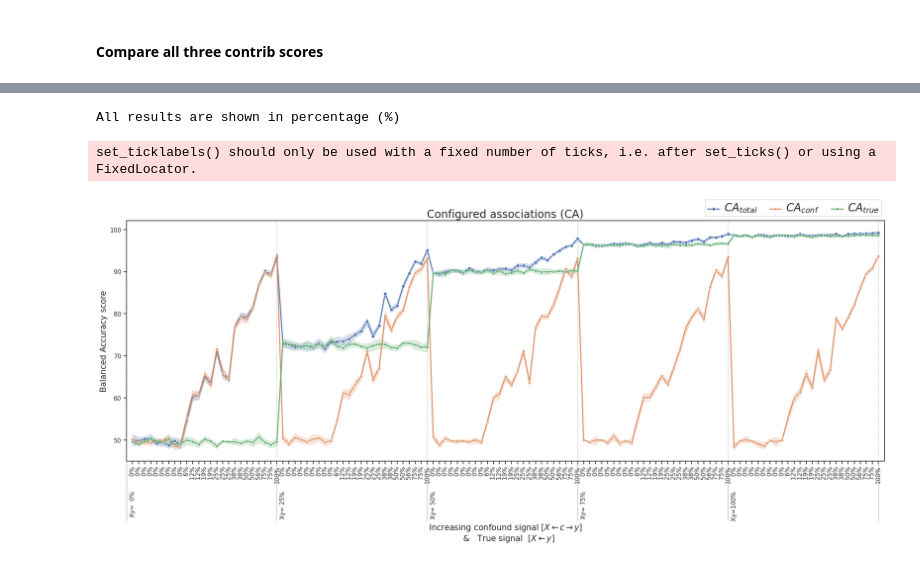
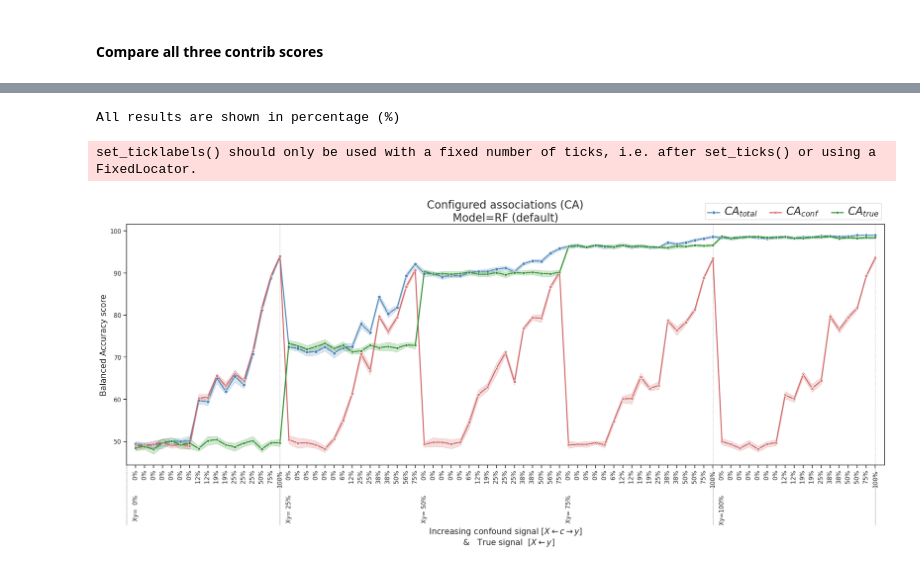
Before and after one commit to RoshanRane/toybrains, a Jupyter notebook: experiments/lblmidr-consite/1-estimate_baselines.ipynb, the cells around one changed output, grey strips where cells are left out. Drawn from its saved outputs; the diff is of its cells as text; code cells hidden in the pictures.

Commit message:
compare multiple baseline models trained on attrs

```diff
--- a/experiments/lblmidr-consite/1-estimate_baselines.ipynb
+++ b/experiments/lblmidr-consite/1-estimate_baselines.ipynb
@@ -23,7 +39,8 @@ from utils.configutils import *
 # %%
 # notebook chapters to run
-MODEL_NAME = 'LR'
-GEN_BASELINE = True
+MODEL_NAME = 'RF'
+MODEL_PARAMS = 'default' #{'kernel': 'rbf'}
+GEN_BASELINE = False
 COMPUTE_SHAP = True
 EXTREME_BASELINES = False
 
@@ -63,7 +82,7 @@ for dataset in datasets:
 def generate_baseline_results(dataset, holdout_data=None,
                               input_feature_sets=["attr_all", "attr_subsets", "cov_all", "attr_supset"],
                               output_labels=["lbls"],
-                              model_name='LR', model_args={},
+                              model_name='LR', model_params={},
                               metrics=['r2'],
                               compute_shap=True,
                               n_trials=5, n_samples=1000, verbose=0):
@@ -79,7 +98,7 @@ def generate_baseline_results(dataset, holdout_data=None,
     bl_result = toy.fit_contrib_estimators(
             input_feature_sets=input_feature_sets,
             output_labels=output_labels,
-            model_name=model_name, model_args=model_args,
+            model_name=model_name, model_params=model_params,
             holdout_data=holdout_data,
             compute_shap=compute_shap,
             outer_CV=n_trials, inner_CV=5,
@@ -94,7 +113,7 @@ def generate_baseline_results(dataset, holdout_data=None,
 #                                 input_feature_sets=["attr_all"],
 #                                 output_labels=["lbls"],
 #                                 metrics=['balanced_accuracy', 'r2', 'roc_auc'], n_trials=2,
-#                                 model_name=MODEL_NAME,
+#                                 model_name=MODEL_NAME, model_params=MODEL_PARAMS,
 #                                 compute_shap=COMPUTE_SHAP,
 #                                 n_samples=N_SAMPLES, verbose=2)
 # dfi
@@ -105,7 +126,9 @@ def generate_baseline_results(dataset, holdout_data=None,
 if not GEN_BASELINE:
     bl_results = []
     for dataset in datasets:
-        results_file = f"{dataset}baseline_results/{MODEL_NAME}/run.csv"
+        if not isinstance(MODEL_PARAMS, str):
+            MODEL_PARAMS = ToyBrainsData.get_model_params_str(MODEL_PARAMS)
+        results_file = f"{dataset}baseline_results/{MODEL_NAME}/{MODEL_PARAMS}/run.csv"
         if os.path.exists(results_file):
             df = pd.read_csv(results_file)
             bl_results.append(df)
@@ -264,7 +304,7 @@ if PLOT_SHAP_CONTRIB:
 # %% [markdown]
 ### Compare the performance on noConf and noTrue test data
 # %%
-def viz_contrib_table_2(df_original, metric_name=r'R^2', title=''):
+def viz_contrib_table_2(df_original, metric_name=r'R^2', cmap=None, title=''):
     df = df_original.copy()
     assert df.index.name.lower() == 'dataset', f"index of the provided df should be 'dataset' but it is {df.index.name}"
     # shorten the 'dataset' name for the plot labels
@@ -274,7 +314,8 @@ def viz_contrib_table_2(df_original, metric_name=r'R^2', title=''):
     # plot with seaborn lineplot
     sns.set(style="ticks")
     f, ax = plt.subplots(figsize=(25, 8))
-    g = sns.lineplot(df, ax=ax, dashes=False, markers=True, alpha=0.9, linewidth=2)
+    g = sns.lineplot(df, ax=ax, dashes=False, markers=True, alpha=0.9, linewidth=2,
+                     palette=cmap)
 
     # make the plot pretty and readable
     ax.set_ylabel(f"{metric_name.replace('-', ' ').replace('_',' ').title()} score", fontsize=15)
@@ -322,8 +363,6 @@ def viz_contrib_table_2(df_original, metric_name=r'R^2', title=''):
 
     sns.move_legend(ax, "upper right", bbox_to_anchor=(1.0, 1.1), frameon=True, ncol=3, title='')
     plt.setp(g.get_legend().get_texts(), fontsize='20')  # for legend text
-
-    plt.show()
 # %%
 if PLOT_CONTRIB_DECOMPOSED:
     metric_name =  'balanced_accuracy' #'balanced_accuracy'
@@ -383,25 +404,32 @@ set_ticklabels() should only be used with a fixed number of ticks, i.e. after se
 # %%
 # compare with the SHAP contrib scores
 if PLOT_CONTRIB_DECOMPOSED:
 
     df_model = show_contrib_table(
                 bl_results,
                 avg_over_trials=False,
                 filter_rows={'out':['lbl_lesion']},
                 filter_cols=[f'score_test_{metric_name}']
                 )
     df_model = df_model.data.unstack(level='inp').reset_index(level=["out", "trial"], drop=True)
     # drop the top level of the column index
     df_model.columns = df_model.columns.droplevel()
     df_model = df_model.drop(columns=['cov_all', 'attr_superset'])
     # df_model = df_model.drop_leve(columns=['score_test_r2'])
     # display(df_model.head())
     df_model = df_model.rename(columns={'attr_all': r'$CA_{total}$',
                                         'attr_brain-int_fill':r'$CA_{conf}$',
                                         'attr_shape-midr_curv, shape-midr_vol-rad':r'$CA_{true}$'})
 
-    viz_contrib_table_2(df_model, metric_name=metric_name, title='Configured associations (CA)')
+    viz_contrib_table_2(df_model, metric_name=metric_name, cmap={r'$CA_{total}$':'steelblue',
+                                                                r'$CA_{conf}$':'indianred',
+                                                                r'$CA_{true}$':'forestgreen'},
+    title=f'Configured associations (CA)\nModel={MODEL_NAME} ({MODEL_PARAMS})')
+
+    plt.savefig(f'figures/attr/CA_{MODEL_NAME}_{MODEL_PARAMS}_{metric_name}.png',
+    bbox_inches='tight')
+    plt.show()
 # %% [output]
 All results are shown in percentage (%)
 set_ticklabels() should only be used with a fixed number of ticks, i.e. after set_ticks() or using a FixedLocator.
-[figure, old version]
+[figure, new version]
```
Also changed, not shown: parts of 11 cells of this notebook, 17 other files.
